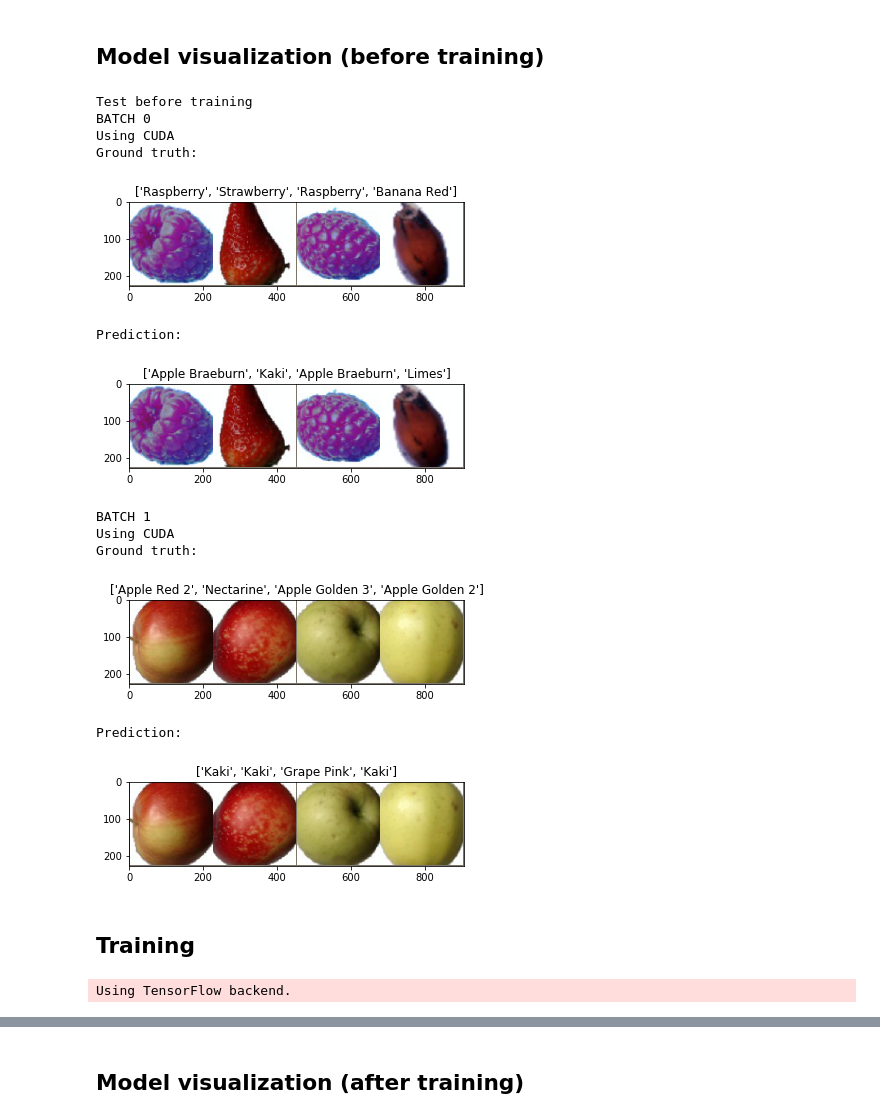
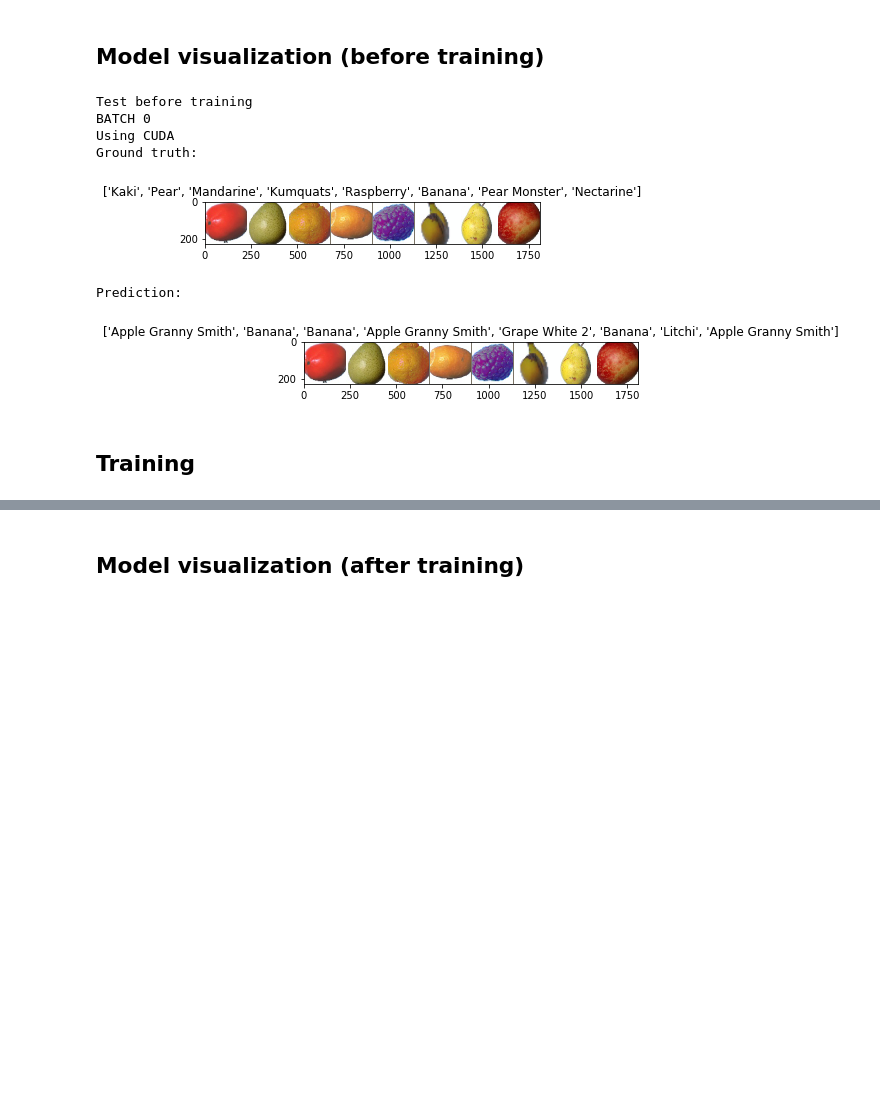
Before and after one commit to carloalbertobarbano/pytorch_tests, a Jupyter notebook: VGG-16/VGG16.ipynb, the cells around one changed output, grey strips where cells are left out. Saved outputs shown, nothing was run; the diff lists cells and outputs as text; code cells hidden in the pictures; blank space fills up the shorter version.

Commit message:
Trained VGG16 features extractor

```diff
--- a/VGG-16/VGG16.ipynb
+++ b/VGG-16/VGG16.ipynb
@@ -44,7 +44,7 @@ image_datasets = {x: datasets.ImageFolder(
                   for x in ['train', 'val']}
 
 dataloaders = {x: torch.utils.data.DataLoader(
-                                image_datasets[x], batch_size=4,
+                                image_datasets[x], batch_size=8,
                                 shuffle=True, num_workers=4
                   )
             for x in ['train', 'val']}
@@ -89,5 +89,5 @@ show_databatch(inputs, classes)
 # %%
-def visualize_model(model, num_images=6):
+def visualize_model(vgg, model, num_images=6):
     was_training = model.training
     model.train(False)
     model.eval() # Set model for evaluation
@@ -105,7 +105,8 @@ def visualize_model(model, num_images=6):
         else:
             inputs, labels = Variable(inputs, volatile=True), Variable(labels, volatile=True)
 
-        outputs = model(inputs)
+        features = vgg(inputs)
+        outputs = model(Variable(features.data).cuda())
 
         _, preds = torch.max(outputs.data, 1)
         predicted_labels = [preds[j] for j in range(inputs.size()[0])]
@@ -129,16 +130,21 @@ def visualize_model(model, num_images=6):
 Freeze training for all layers except the last (fc) one
 # %%
 torch.backends.cudnn.benchmark = False
-model = models.vgg16_bn(pretrained='imagenet')
+vgg16 = models.vgg16_bn(pretrained='imagenet')
+print(vgg16.classifier[6].out_features)
 
-for param in model.parameters():
+for param in vgg16.parameters():
     param.require_grad = False
 
+"""
 # Replace last FC layer to fit data classes
 num_features = model.classifier[6].in_features
 features = list(model.classifier.children())[:-1] # Convert classifier layers to list
 features.extend([nn.Linear(num_features, len(class_names))]) # Extend list with our custom layer
-model.classifier = nn.Sequential(*features) # Replace model classifier
+model.classifier = nn.Sequential(*features) # Replace model classifier"""
+
+model = nn.Linear(vgg16.classifier[6].out_features, len(class_names)) # Classifier as separated model for reduced memory
 
 if use_gpu:
+    vgg16.cuda()
     model.cuda()
@@ -208,29 +216,23 @@ Total size: 269038072
 ## Model visualization (before training)
 # %%
 print("Test before training")
-visualize_model(model) #test before training
+visualize_model(vgg16, model) #test before training
 # %% [output]
 Test before training
 BATCH 0
 Using CUDA
 Ground truth:
-[figure, old version]
+[figure, new version]
 Prediction:
-[figure, old version]
+[figure, new version]
-BATCH 1
-Using CUDA
-Ground truth:
-[figure, removed]
-Prediction:
-[figure, removed]
 # %% [markdown]
 ## Training
 # %%
 from livelossplot import PlotLosses
 
-def train_model(model, criterion, optimizer, scheduler, num_epochs=10):
+def train_model(vgg, model, criterion, optimizer, scheduler, num_epochs=10):
     since = time.time()
-    best_model_wts = None #copy.deepcopy(model.state_dict())
+    best_model_wts = copy.deepcopy(model.state_dict())
     best_acc = 0.0
 
     liveloss = PlotLosses()
@@ -238,6 +240,9 @@ def train_model(model, criterion, optimizer, scheduler, num_epochs=10):
     avg_acc = 0
     avg_loss_val = 0
     avg_acc_val = 0
+
+    train_batches = len(dataloaders['train'])
+    val_batches = len(dataloaders['val'])
 
     for epoch in range(num_epochs):
         print("Epoch {}/{}".format(epoch, num_epochs))
@@ -249,19 +254,22 @@ def train_model(model, criterion, optimizer, scheduler, num_epochs=10):
         acc_val = 0
 
         for i, data in enumerate(dataloaders['train']):
-            print("Training batch {}".format(i))
+            if i % 100 == 0:
+                print("\rTraining batch {}/{}".format(i, train_batches), end='', flush=True)
 
             model.train(True)
             inputs, labels = data
 
             if use_gpu:
-                inputs, labels = Variable(inputs.cuda()), Variable(labels.cuda())
+                inputs, labels = Variable(inputs.cuda(), volatile=True), Variable(labels.cuda(), volatile=True)
             else:
-                inputs, labels = Variable(inputs), Variable(labels)
+                inputs, labels = Variable(inputs, volatile=True), Variable(labels, volatile=True)
 
             optimizer.zero_grad()
 
-            outputs = model(inputs)
+            features = vgg(inputs)
+            outputs = model(Variable(features.data).cuda())
+
             _, preds = torch.max(outputs.data, 1)
             loss = criterion(outputs, labels)
 
@@ -274,11 +282,14 @@ def train_model(model, criterion, optimizer, scheduler, num_epochs=10):
             del inputs, labels, outputs, preds
             torch.cuda.empty_cache()
 
+        print()
         avg_loss = loss_train / dataset_sizes['train']
         avg_acc = acc_train / dataset_sizes['train']
 
         for i, data in enumerate(dataloaders['val']):
-            print("Validation batch {}".format(i))
+            if i % 100 == 0:
+                print("\rValidation batch {}/{}".format(i, train_batches), end='', flush=True)
+            # print("Validation batch {}".format(i))
 
             model.train(False)
             inputs, labels = data
@@ -290,7 +301,8 @@ def train_model(model, criterion, optimizer, scheduler, num_epochs=10):
 
             optimizer.zero_grad()
 
-            outputs = model(inputs)
+            features = vgg(inputs)
+            outputs = model(Variable(features.data, volatile=True).cuda())
             _, preds = torch.max(outputs.data, 1)
             loss = criterion(outputs, labels)
 
@@ -300,8 +312,9 @@ def train_model(model, criterion, optimizer, scheduler, num_epochs=10):
             del inputs, labels, outputs, preds
             torch.cuda.empty_cache()
 
-        avg_loss_val = loss_train / dataset_sizes['train']
-        avg_acc_val = acc_train / dataset_sizes['train']
+        avg_loss_val = loss_val / dataset_sizes['train']
+        avg_acc_val = acc_val / dataset_sizes['train']
+
 
 
         liveloss.update({
@@ -312,17 +325,23 @@ def train_model(model, criterion, optimizer, scheduler, num_epochs=10):
         })
         liveloss.draw()
 
+        print("Epoch {} result: ".format(epoch))
+        print("Avg loss (train): {:.4f}".format(avg_loss))
+        print("Avg acc (train): {:.4f}".format(avg_acc))
+        print("Avg loss (val): {:.4f}".format(avg_loss_val))
+        print("Avg acc (val): {:.4f}".format(avg_acc_val))
+        print('-' * 10)
+        print()
+
         if avg_acc_val > best_acc:
             best_acc = avg_acc_val
-            # best_model_wts = copy.deepcopy(model.state_dict())
+            best_model_wts = copy.deepcopy(model.state_dict())
 
     elapsed_time = time.time() - since
     print()
-    print("Training completed in {:.0f}m {:.0f}s".format(time_elapsed // 60, time_elapsed % 60))
+    print("Training completed in {:.0f}m {:.0f}s".format(elapsed_time // 60, elapsed_time % 60))
     print("Best acc: {:.4f}".format(best_acc))
 
-    # model.load_state_dict(best_model_wts)
+    model.load_state_dict(best_model_wts)
     return model
-# %% [output]
-Using TensorFlow backend.
 # %%
```
Also changed, not shown: parts of 6 cells of this notebook, 1 other file.
